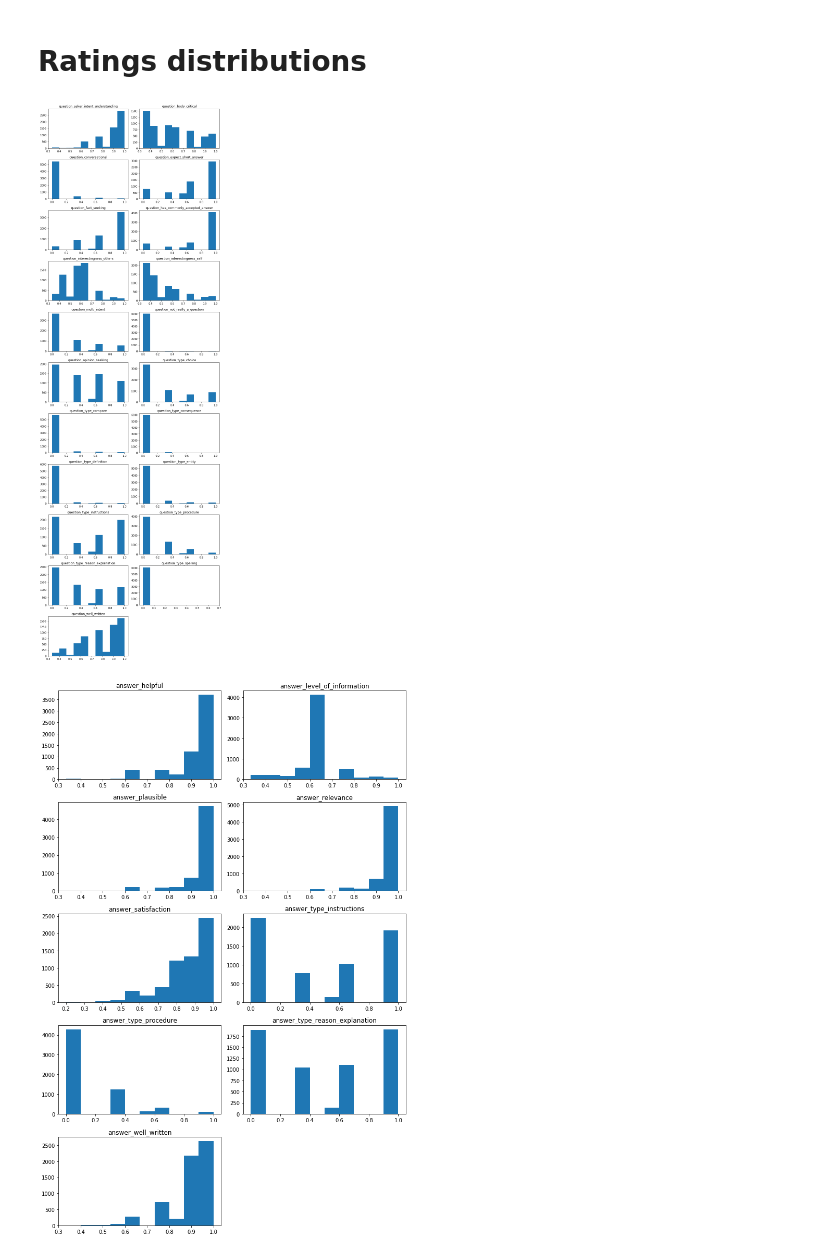
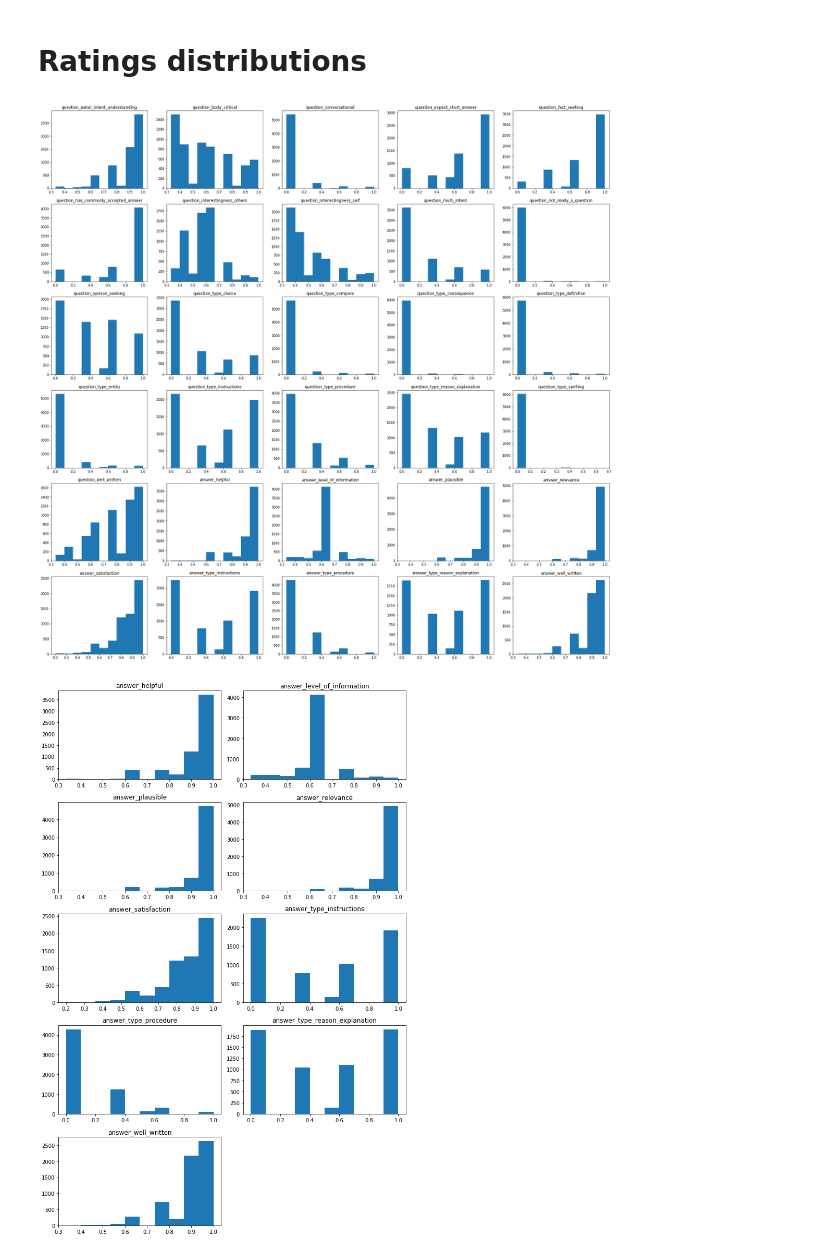
Before and after one commit to iksusnjara/Contextual-meanings-using-attention-networks, a Jupyter notebook: 1 read and explore data.ipynb, the cells around one changed output. Saved outputs shown, nothing was run; the diff lists cells and outputs as text; code cells hidden in the pictures.

```diff
--- a/1 read and explore data.ipynb
+++ b/1 read and explore data.ipynb
@@ -187,15 +187,17 @@ data.to_csv('../datasets/train_shortened.csv')
 # %%
 # questions
 
-plt.figure(figsize=(10,30))
+plt.figure(figsize=(30,30))
 
-for i in range(len(data.columns[11:32])):
-    plt.subplot(11,2,i+1)
-    plt.hist(data[data.columns[11:32][i]].values, bins=10)
-    plt.title(data.columns[11:32][i])
-    plt.tight_layout()
+for i in range(len(data.columns[11:])):
+    plt.subplot(6,5,i+1)
+    plt.hist(data[data.columns[11:][i]].values, bins=10)
+    plt.title(data.columns[11:][i])
+    #plt.tight_layout()
+
+plt.savefig('/home/ksaver/Desktop/plot.png')
 # %% [output]
-[figure, old version]
+[figure, new version]
 # %%
 # answers
 
```
Also changed, not shown: 4 other files.
